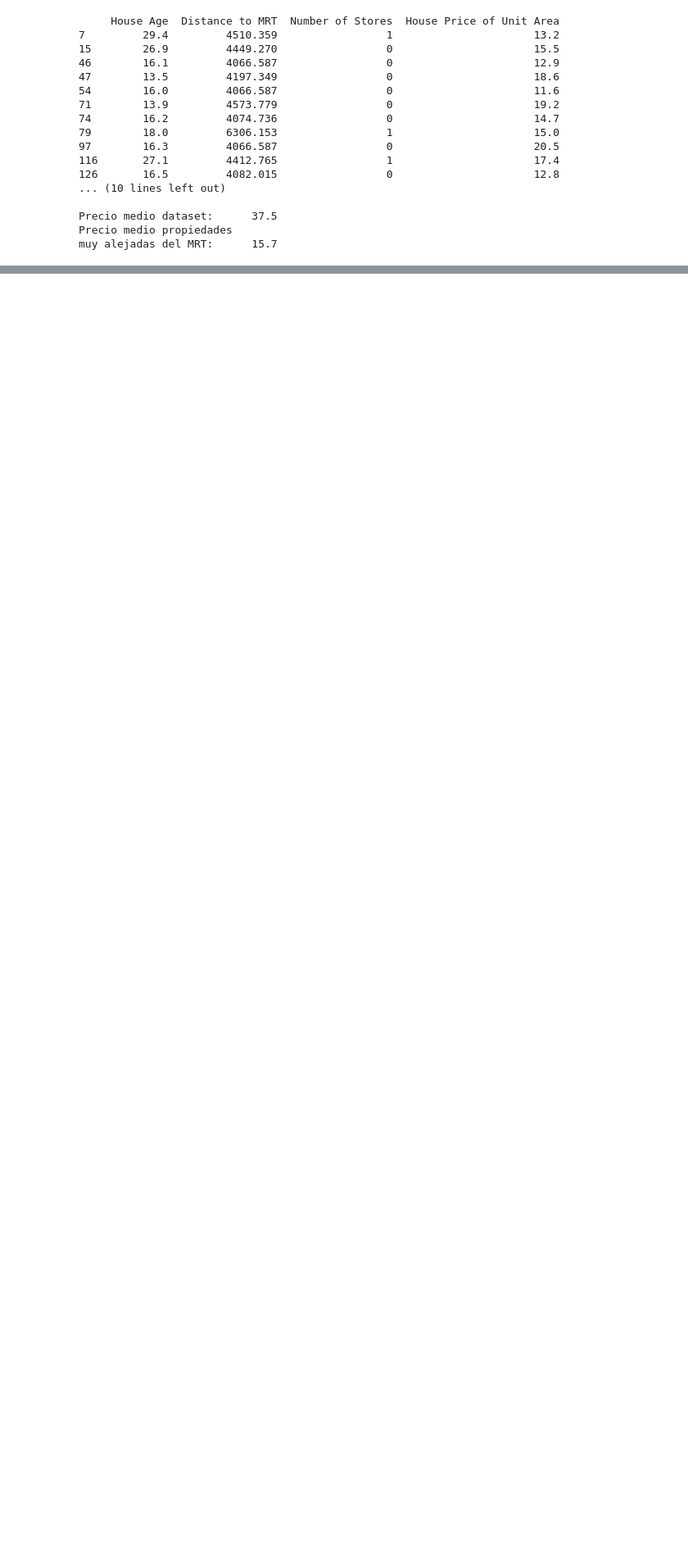
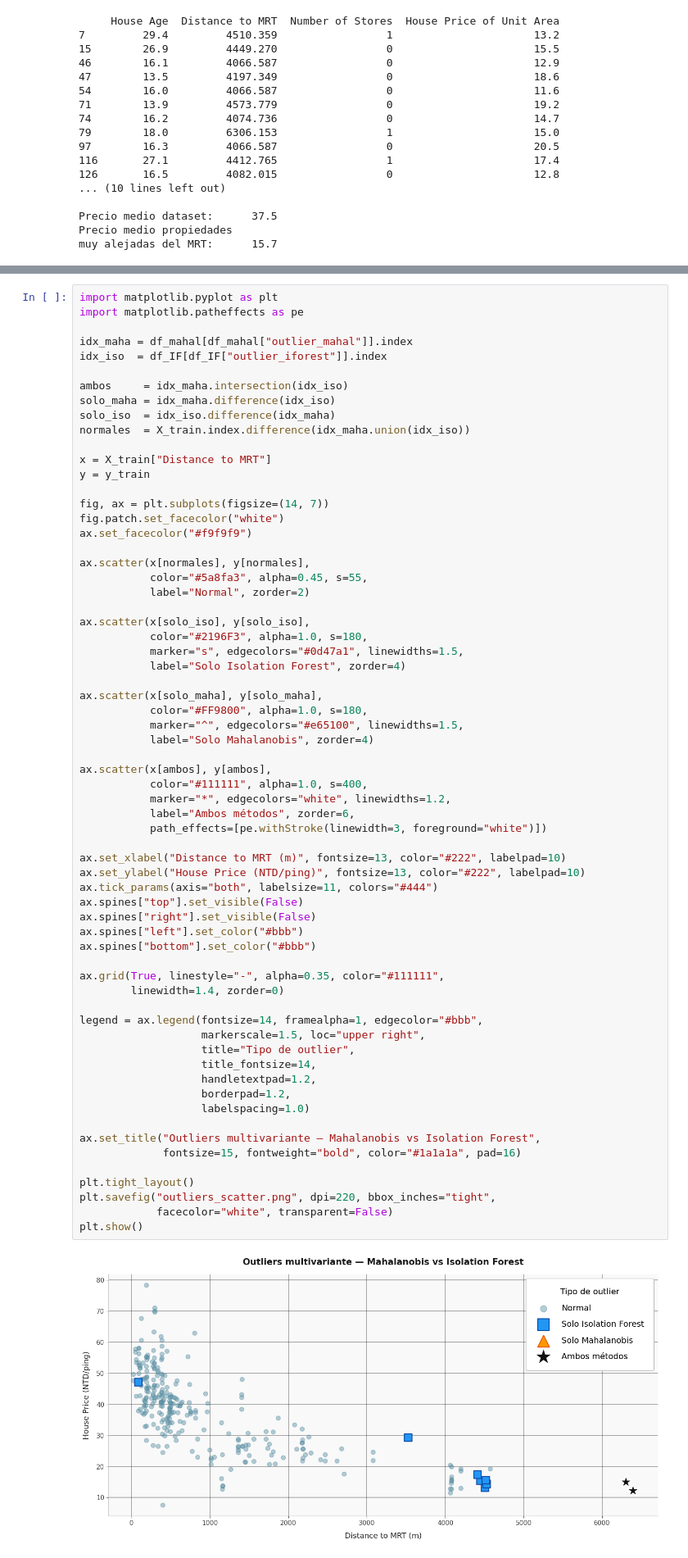
Before and after one commit to BabylonFushi/Sindian-Dataset, a Jupyter notebook: .ipynb, the cells around one changed output, grey strips where cells are left out. Shown at 82% size. Drawn from its saved outputs; the diff is of its cells as text; blank space fills up the shorter version.

```diff
--- a/.ipynb
+++ b/.ipynb
@@ -776,0 +946,67 @@ Parece que ya hemos resuelto los principales problemas de la primera tanda:
+# %%
+import matplotlib.pyplot as plt
+import matplotlib.patheffects as pe
+
+idx_maha = df_mahal[df_mahal["outlier_mahal"]].index
+idx_iso  = df_IF[df_IF["outlier_iforest"]].index
+
+ambos     = idx_maha.intersection(idx_iso)
+solo_maha = idx_maha.difference(idx_iso)
+solo_iso  = idx_iso.difference(idx_maha)
+normales  = X_train.index.difference(idx_maha.union(idx_iso))
+
+x = X_train["Distance to MRT"]
+y = y_train
+
+fig, ax = plt.subplots(figsize=(14, 7))
+fig.patch.set_facecolor("white")
+ax.set_facecolor("#f9f9f9")
+
+ax.scatter(x[normales], y[normales],
+           color="#5a8fa3", alpha=0.45, s=55,
+           label="Normal", zorder=2)
+
+ax.scatter(x[solo_iso], y[solo_iso],
+           color="#2196F3", alpha=1.0, s=180,
+           marker="s", edgecolors="#0d47a1", linewidths=1.5,
+           label="Solo Isolation Forest", zorder=4)
+
+ax.scatter(x[solo_maha], y[solo_maha],
+           color="#FF9800", alpha=1.0, s=180,
+           marker="^", edgecolors="#e65100", linewidths=1.5,
+           label="Solo Mahalanobis", zorder=4)
+
+ax.scatter(x[ambos], y[ambos],
+           color="#111111", alpha=1.0, s=400,
+           marker="*", edgecolors="white", linewidths=1.2,
+           label="Ambos métodos", zorder=6,
+           path_effects=[pe.withStroke(linewidth=3, foreground="white")])
+
+ax.set_xlabel("Distance to MRT (m)", fontsize=13, color="#222", labelpad=10)
+ax.set_ylabel("House Price (NTD/ping)", fontsize=13, color="#222", labelpad=10)
+ax.tick_params(axis="both", labelsize=11, colors="#444")
+ax.spines["top"].set_visible(False)
+ax.spines["right"].set_visible(False)
+ax.spines["left"].set_color("#bbb")
+ax.spines["bottom"].set_color("#bbb")
+
+ax.grid(True, linestyle="-", alpha=0.35, color="#111111",
+        linewidth=1.4, zorder=0)
+
+legend = ax.legend(fontsize=14, framealpha=1, edgecolor="#bbb",
+                   markerscale=1.5, loc="upper right",
+                   title="Tipo de outlier",
+                   title_fontsize=14,
+                   handletextpad=1.2,
+                   borderpad=1.2,
+                   labelspacing=1.0)
+
+ax.set_title("Outliers multivariante — Mahalanobis vs Isolation Forest",
+             fontsize=15, fontweight="bold", color="#1a1a1a", pad=16)
+
+plt.tight_layout()
+plt.savefig("outliers_scatter.png", dpi=220, bbox_inches="tight",
+            facecolor="white", transparent=False)
+plt.show()
+# %% [output]
+[figure, added]
```
Also changed, not shown: parts of 162 cells of this notebook.
